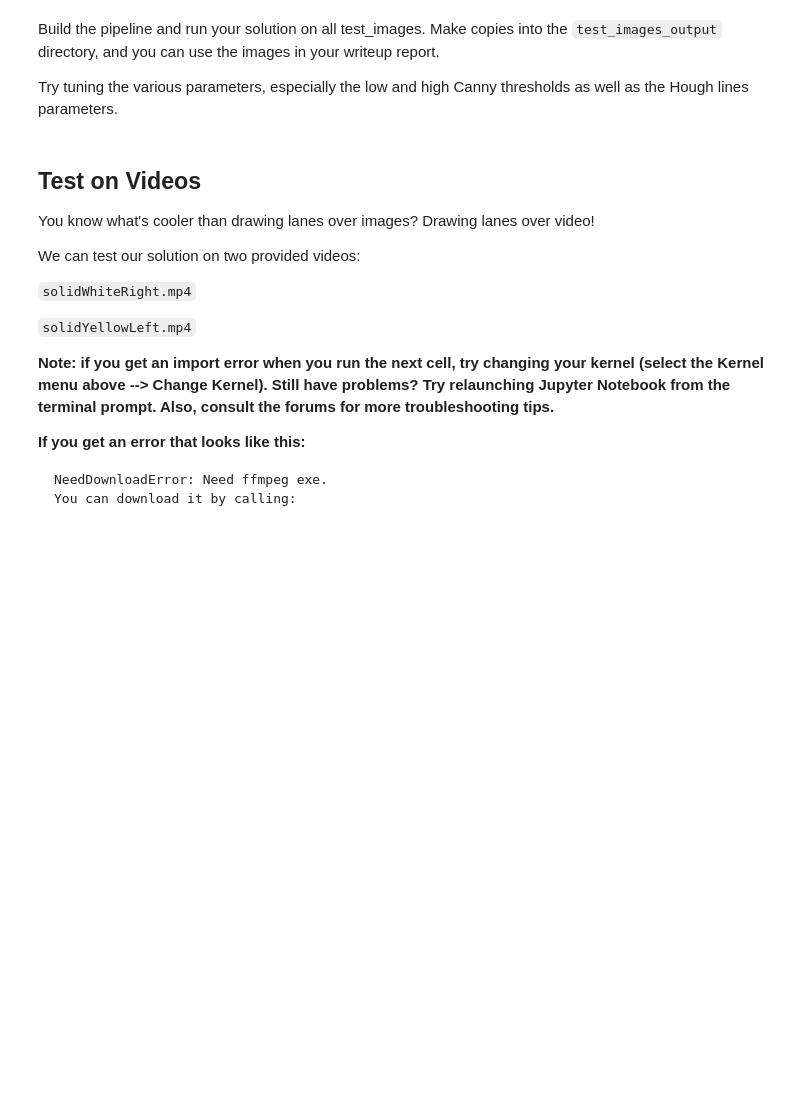
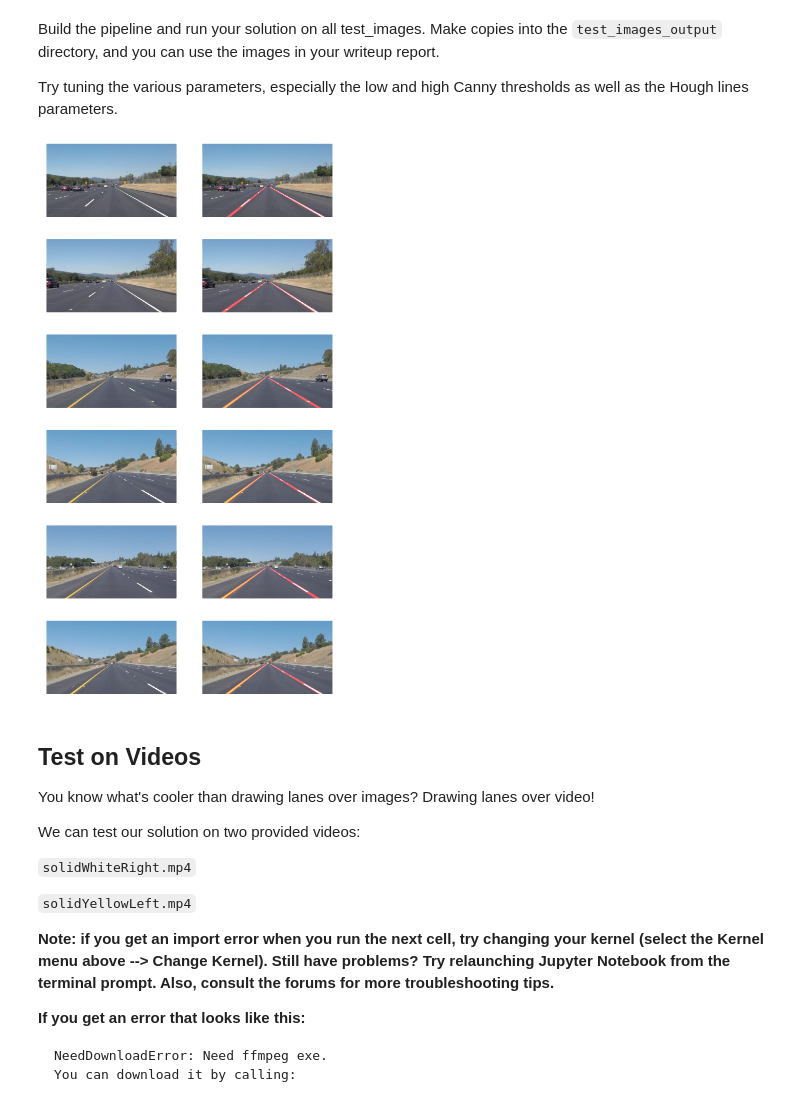
Before and after one commit to JesseR2/CarND-LaneLines-P1, a Jupyter notebook: P1.ipynb, the cells around one changed output. Drawn from its saved outputs; the diff is of its cells as text; code cells hidden in the pictures; blank space fills up the shorter version.

```diff
--- a/P1.ipynb
+++ b/P1.ipynb
@@ -181,12 +220,37 @@ os.listdir("test_images/")
 Build the pipeline and run your solution on all test_images. Make copies into the `test_images_output` directory, and you can use the images in your writeup report.
 
 Try tuning the various parameters, especially the low and high Canny thresholds as well as the Hough lines parameters.
-# %%
-# TODO: Build your pipeline that will draw lane lines on the test_images
-# then save them to the test_images_output directory.
-img=cv2.imread('./test_images/solidWhiteCurve.jpg')
-img=cv2.cvtColor(img, cv2.COLOR_BGR2RGB)
-plt.imshow(img)
+# %%
+# TODO: Build your pipeline that will draw lane lines on the test_images
+# then save them to the test_images_output directory.
+
+def find_lines(img):
+    """
+    find lane lines on an image
+    gray>blur>canny>roi>hough
+    """
+    img_gray=grayscale(img) #convert to grayscale
+    img_gaus=gaussian_blur(img_gray,5) #blur
+    img_canny=canny(img_gaus,50,150) #edge detection
+    poly1 = np.array([[430,320], [520,320], [920,539], [100,539]]) #define ROI
+    img_roi=region_of_interest(img_canny,poly1) #Delete everything outside ROI
+    img_hough=hough_lines(img_roi, 1, 2*np.pi/180, 10, 150, 150) #hough img,res,theta, min votes, min len, gap fill
+    img_overlay=weighted_img(img, img_hough, α=0.75, β=1.0, λ=0.1) #overlay lines alpha =
+    return img_overlay
+
+file_names=os.listdir('test_images/') #
+f, axarr = plt.subplots(len(file_names),2,figsize=(20,40))
+
+for im_num in range(len(file_names)):
+    img=mpimg.imread('test_images/'+file_names[im_num])
+    img2=find_lines(img)
+
+    axarr[im_num,0].imshow(img)
+    axarr[im_num,0].axis('off')
+    axarr[im_num,1].imshow(img2)
+    axarr[im_num,1].axis('off')
+# %% [output]
+[figure, added]
 # %% [markdown]
 ## Test on Videos
 
```
Also changed, not shown: parts of 8 cells of this notebook, 2 other files.
